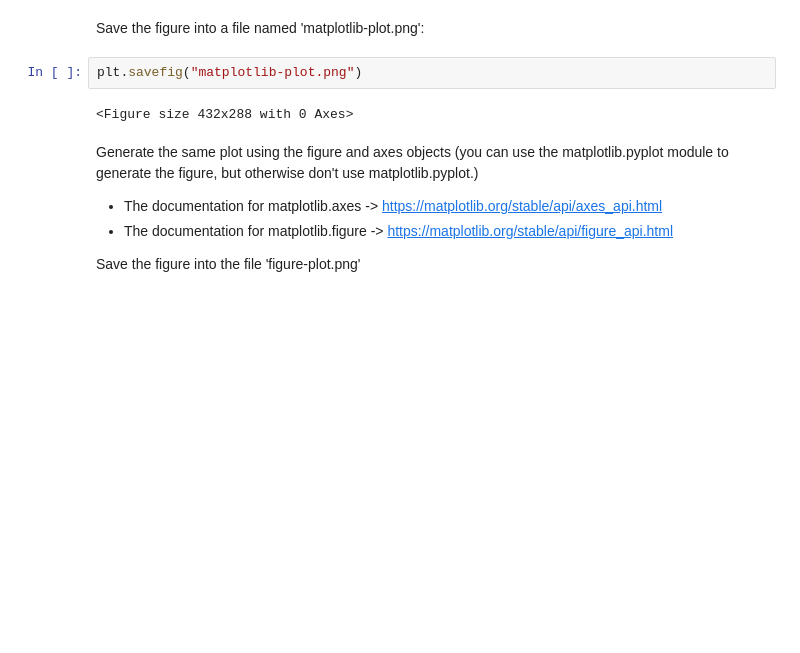
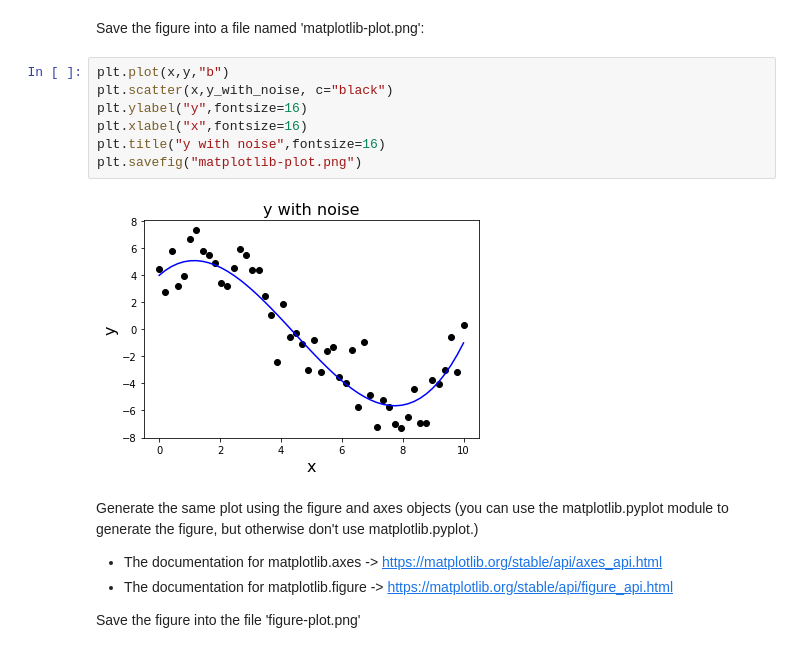
Before and after one commit to Shawn0918/csx4501, a Jupyter notebook: Assignment-03/Assignment-03.ipynb, the cells around one changed output. Cells and saved outputs as stored; diff of their text form; blank space fills up the shorter version.

```diff
--- a/Assignment-03/Assignment-03.ipynb
+++ b/Assignment-03/Assignment-03.ipynb
@@ -71,9 +71,14 @@ plt.show()
 # %% [markdown]
 Save the figure into a file named 'matplotlib-plot.png':
 # %%
+plt.plot(x,y,"b")
+plt.scatter(x,y_with_noise, c="black")
+plt.ylabel("y",fontsize=16)
+plt.xlabel("x",fontsize=16)
+plt.title("y with noise",fontsize=16)
 plt.savefig("matplotlib-plot.png")
 # %% [output]
-<Figure size 432x288 with 0 Axes>
+[figure, added]
 # %% [markdown]
 Generate the same plot using the figure and axes objects (you can use the matplotlib.pyplot module to generate the figure, but otherwise don't use matplotlib.pyplot.)
 
```
Also changed, not shown: parts of 4 cells of this notebook, 3 other files.
